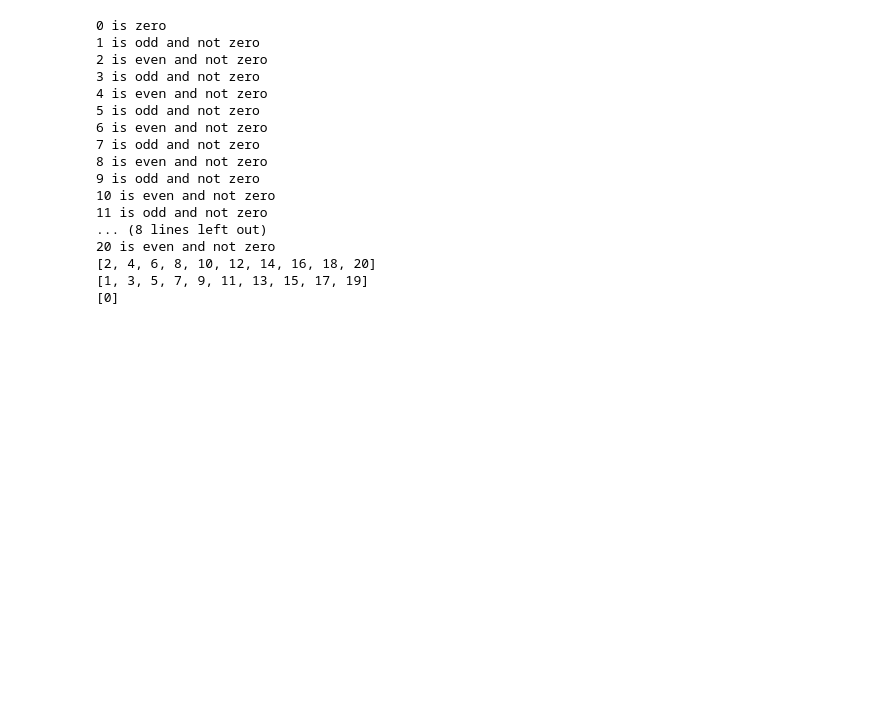
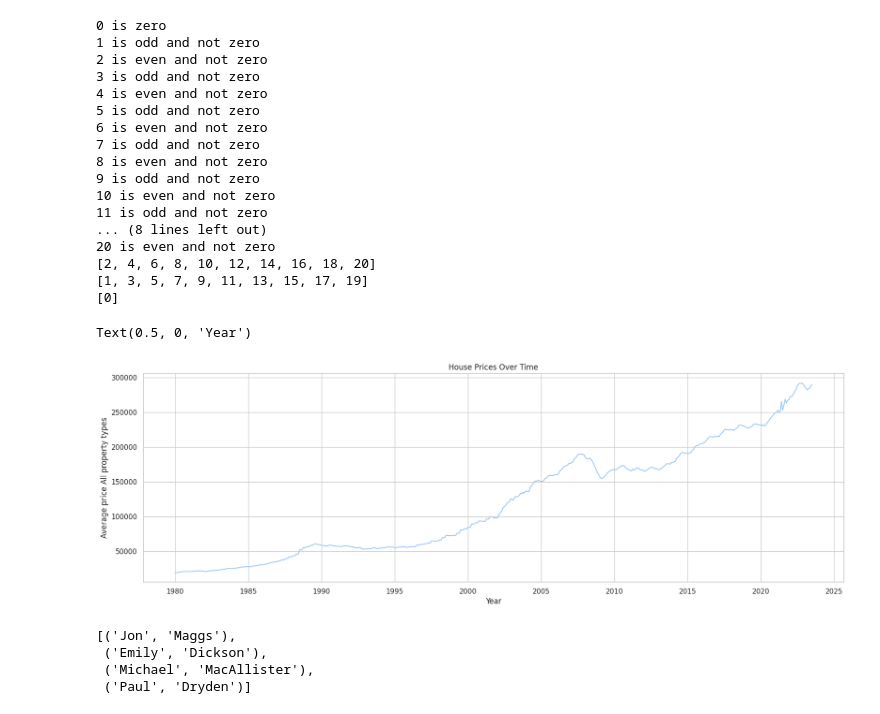
Before and after one commit to data-to-insight/ERN-sessions, a Jupyter notebook: Mike_M/module_2.ipynb, the cells around one changed output. Saved outputs shown, nothing was run; the diff lists cells and outputs as text; code cells hidden in the pictures; blank space fills up the shorter version.

Commit message:
session from 2023-12-11

```diff
--- a/Mike_M/module_2.ipynb
+++ b/Mike_M/module_2.ipynb
@@ -558,3 +558,47 @@ print(list_zero)
 [2, 4, 6, 8, 10, 12, 14, 16, 18, 20]
 [1, 3, 5, 7, 9, 11, 13, 15, 17, 19]
 [0]
+# %%
+import pandas as pd
+import seaborn as sns
+import matplotlib.pyplot as plt
+
+import os
+
+df = pd.read_csv("/workspaces/ERN-sessions/data/1980 2023 average house prices.csv")
+df['Period'] = pd.to_datetime(df['Period'], format='%Y-%m')
+
+df
+
+#sns.lineplot(data=df, y="Average price All property types", x="Period")
+
+sns.set(style="whitegrid")
+plt.figure(figsize=(20, 6))
+sns.set_palette("pastel")
+sns.lineplot(data=df, x='Period', y='Average price All property types', marker='')
+plt.title("House Prices Over Time")
+plt.xlabel("Year")
+# %% [output]
+Text(0.5, 0, 'Year')
+[figure, added]
+# %%
+## Session 3 Group work
+#Work out how to use zip() to collect elements from two lists together and use a loop to print them element-wise, so, if I had 1, 2, 3, 4, 5 and a, b, c, d, e stored as seprate lists, my loop would print a1, b2, etc.
+
+import pandas as pd
+list_1 = ["Jon","Emily","Michael","Paul"]
+list_2 = ["Maggs","Dickson","MacAllister","Dryden"]
+
+list_3=zip(list_1, list_2)
+list(list_3)
+
+
+#a=[1,2,3]
+#b=['a','b','c']
+#c=zip(a,b)
+#(list(c))
+# %% [output]
+[('Jon', 'Maggs'),
+ ('Emily', 'Dickson'),
+ ('Michael', 'MacAllister'),
+ ('Paul', 'Dryden')]
```
Also changed, not shown: parts of 6 cells of this notebook, 3 other files.
